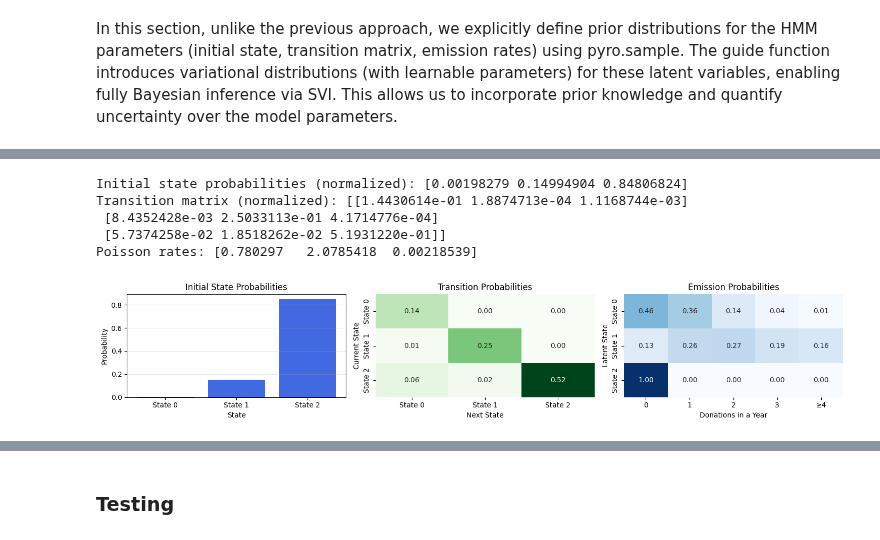
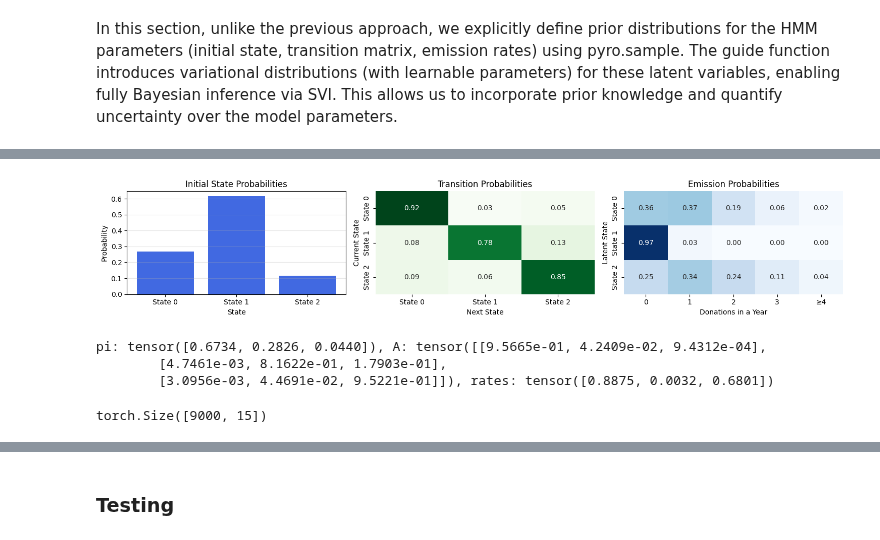
Before and after one commit to erikdeluca/Blood-Donors, a Jupyter notebook: Python/Pyro.ipynb, the cells around one changed output, grey strips where cells are left out. Cells and saved outputs as stored; diff of their text form; code cells hidden in the pictures.

```diff
--- a/Python/Pyro.ipynb
+++ b/Python/Pyro.ipynb
@@ -294,42 +439,37 @@ Step 1800 loss: 131303.4375
 # %%
-learned_pi = pyro.param("pi_alpha").detach().cpu().numpy()
-learned_A = pyro.param("A_alpha").detach().cpu().numpy()
-learned_rates_alpha = pyro.param("rates_alpha").detach().cpu().numpy()
-learned_rates_beta = pyro.param("rates_beta").detach().cpu().numpy()
+# learned_pi = pyro.param("pi_alpha").detach().cpu().numpy()
+# learned_A = pyro.param("A_alpha").detach().cpu().numpy()
+# learned_rates_alpha = pyro.param("rates_alpha").detach().cpu().numpy()
+# learned_rates_beta = pyro.param("rates_beta").detach().cpu().numpy()
 
+# pi_norm = learned_pi / learned_pi.sum()
+# A_norm = learned_A / learned_A.sum()  # conto sbagliato!
+# rates_norm = learned_rates_alpha / learned_rates_beta
 
-pi_norm = learned_pi / learned_pi.sum()
-A_norm = learned_A / learned_A.sum()
-rates_norm = learned_rates_alpha / learned_rates_beta
-
-print("Initial state probabilities (normalized):", pi_norm)
-print("Transition matrix (normalized):", A_norm)
-print("Poisson rates:", rates_norm)
+# print("Learned initial state probabilities (normalized):", pi_norm)
+# print("Learned transition matrix (normalized):", A_norm)
+# print("Learned Poisson rates (normalized):", rates_norm)
-# %% [output]
-Initial state probabilities (normalized): [0.00198279 0.14994904 0.84806824]
-Transition matrix (normalized): [[1.4430614e-01 1.8874713e-04 1.1168744e-03]
- [8.4352428e-03 2.5033113e-01 4.1714776e-04]
- [5.7374258e-02 1.8518262e-02 5.1931220e-01]]
-Poisson rates: [0.780297   2.0785418  0.00218539]
 # %%
-def build_emission_matrix_truncated_poisson(rates, max_k=4):
-    S = len(rates)
-    K = max_k + 1   # da 0 a max_k incluso
-    emissions = np.zeros((S, K))
-    for s in range(S):
-        for k in range(max_k):
-            emissions[s, k] = poisson.pmf(k, rates[s])
-        # L'ultimo raccoglie la coda (tutto >= max_k)
-        emissions[s, max_k] = 1 - poisson.cdf(max_k-1, rates[s])
-    return emissions
+# def build_emission_matrix_truncated_poisson(rates, max_k=4):
+#     S = len(rates)
+#     K = max_k + 1   # da 0 a max_k incluso
+#     emissions = np.zeros((S, K))
+#     for s in range(S):
+#         for k in range(max_k):
+#             emissions[s, k] = poisson.pmf(k, rates[s])
+#         #  L'ultimo raccoglie la coda (tutto >= max_k)
+#         emissions[s, max_k] = 1 - poisson.cdf(max_k-1, rates[s])
+#     return emissions
 
-emissions_matrix = build_emission_matrix_truncated_poisson(rates_norm, max_k=4)
+# emissions_matrix = build_emission_matrix_truncated_poisson(rates_norm, max_k=4)
 
-plot_hmm_params(
-    transitions=A_norm,
-    initial_probs=pi_norm,
-    emissions=emissions_matrix,
-    emission_names=[str(i) for i in range(4)] + ["≥4"]
-)
+# emissions_matrix
-# %% [output]
-[figure, removed]
+# %%
+plot_hmm_params(
+    transitions=A_mean,
+    initial_probs=pi_mean,
+    emissions=emissions_matrix,
+    emission_names=[str(i) for i in range(4)] + ["≥4"]
+)
+# %% [output]
+[figure, added]
@@ -335,0 +486,9 @@ plot_hmm_params(
+# %%
+y_sim = generative_model(pi_learn.sample(), A_learn.sample(), rates_learn.sample())  # nuove catene simulate
+
+y_sim.shape
+# %% [output]
+pi: tensor([0.6734, 0.2826, 0.0440]), A: tensor([[9.5665e-01, 4.2409e-02, 9.4312e-04],
+        [4.7461e-03, 8.1622e-01, 1.7903e-01],
+        [3.0956e-03, 4.4691e-02, 9.5221e-01]]), rates: tensor([0.8875, 0.0032, 0.6801])
+torch.Size([9000, 15])
```
Also changed, not shown: parts of 57 cells of this notebook.
